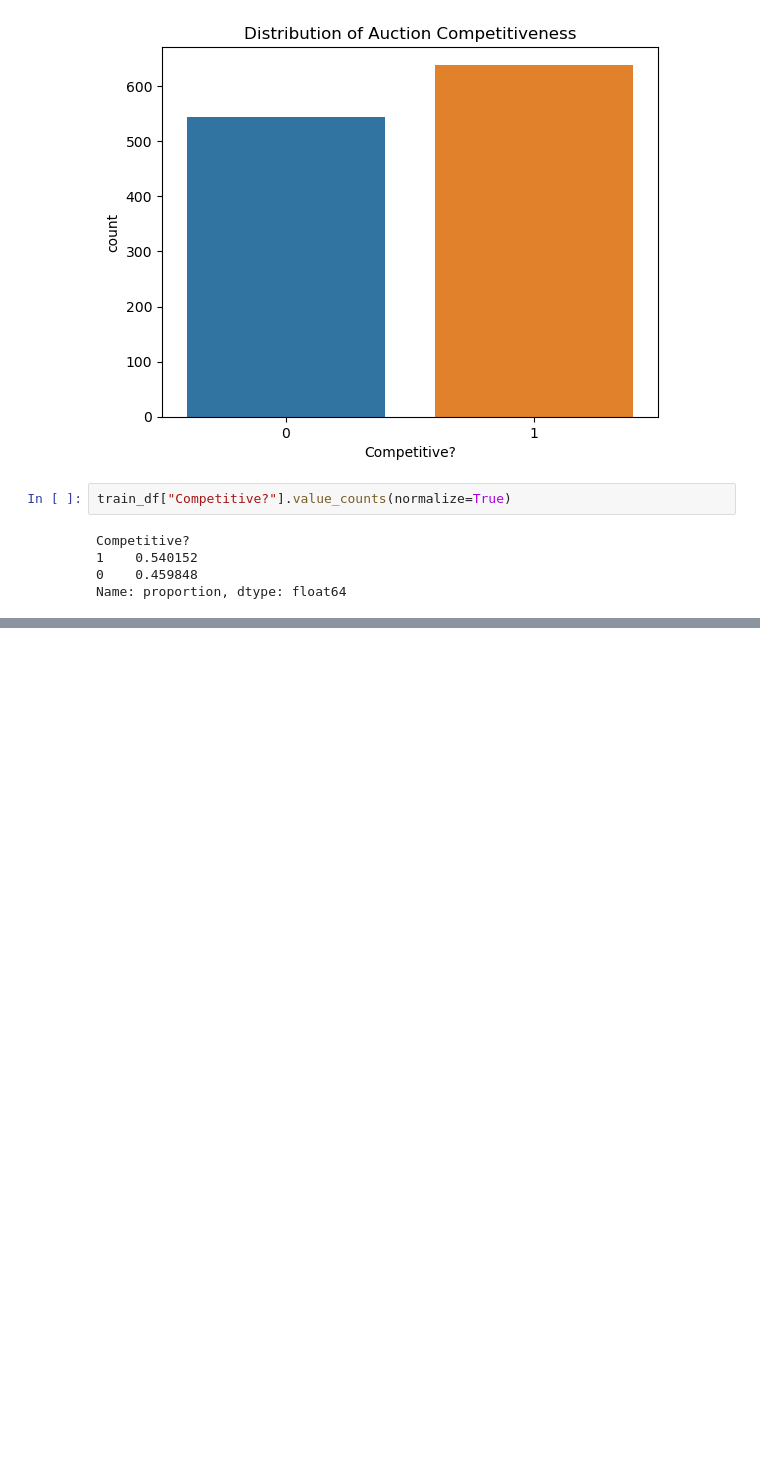
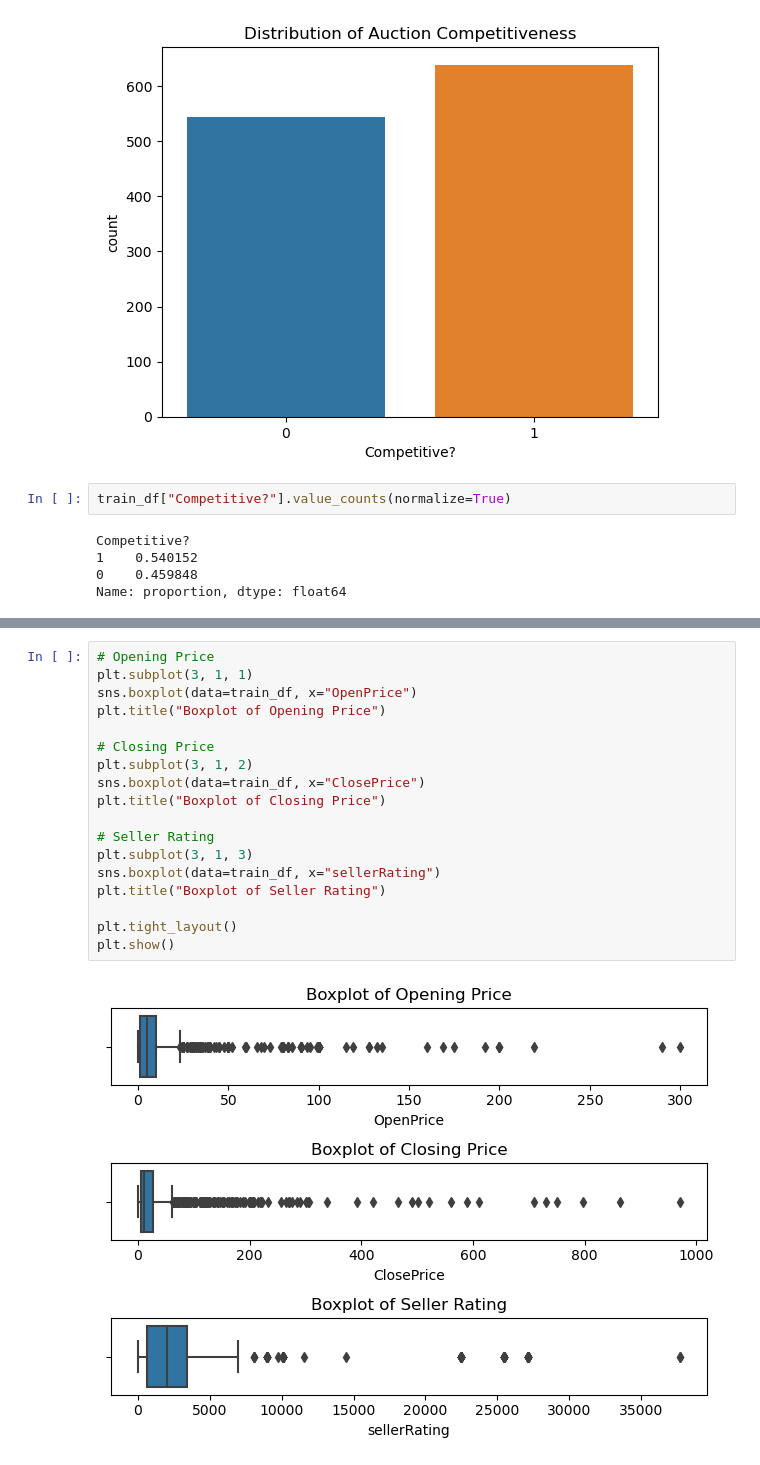
Before and after one commit to janniaq/8413_GA2, a Jupyter notebook: data.ipynb, the cells around one changed output, grey strips where cells are left out. Cells and saved outputs as stored; diff of their text form; blank space fills up the shorter version.

```diff
--- a/data.ipynb
+++ b/data.ipynb
@@ -252,0 +280,20 @@ plt.show()
+# %%
+# Opening Price
+plt.subplot(3, 1, 1)
+sns.boxplot(data=train_df, x="OpenPrice")
+plt.title("Boxplot of Opening Price")
+
+# Closing Price
+plt.subplot(3, 1, 2)
+sns.boxplot(data=train_df, x="ClosePrice")
+plt.title("Boxplot of Closing Price")
+
+# Seller Rating
+plt.subplot(3, 1, 3)
+sns.boxplot(data=train_df, x="sellerRating")
+plt.title("Boxplot of Seller Rating")
+
+plt.tight_layout()
+plt.show()
+# %% [output]
+[figure, added]
```
Also changed, not shown: parts of 17 cells of this notebook.
